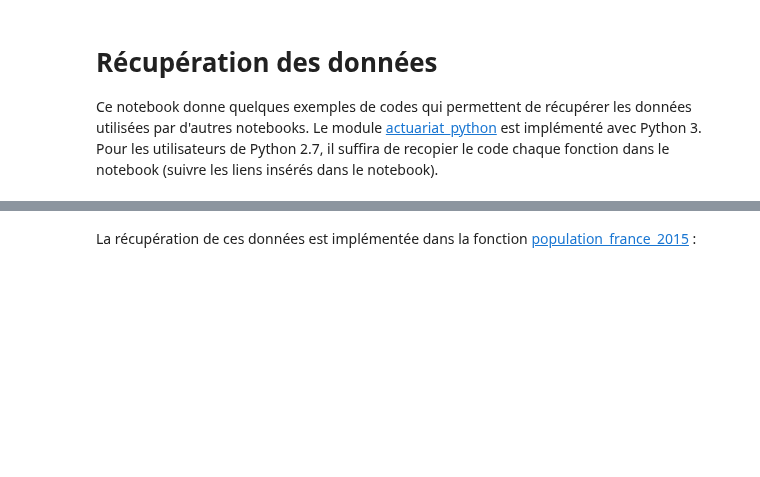
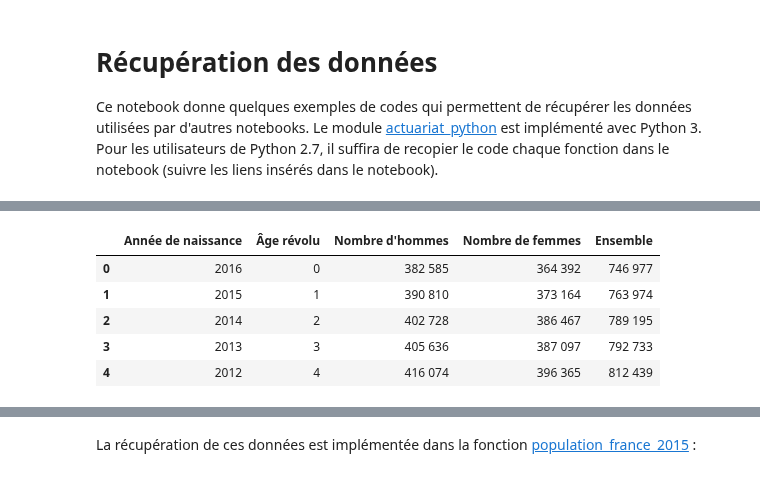
Before and after one commit to sdpython/actuariat_python, a Jupyter notebook: _doc/notebooks/population/population_recuperation_donnees.ipynb, the cells around one changed output, grey strips where cells are left out. Saved outputs shown, nothing was run; the diff lists cells and outputs as text; code cells hidden in the pictures; blank space fills up the shorter version.

```diff
--- a/_doc/notebooks/population/population_recuperation_donnees.ipynb
+++ b/_doc/notebooks/population/population_recuperation_donnees.ipynb
@@ -30 +33,11 @@ df.head(n=3)
+# %%
+df=pandas.read_csv(url, sep="\t", encoding="latin-1", skiprows=3)
+df.head(n=5)
+# %% [output]
+|  | Année de naissance | Âge révolu | Nombre d'hommes | Nombre de femmes | Ensemble |
+| 0 | 2016 | 0 | 382 585 | 364 392 | 746 977 |
+| 1 | 2015 | 1 | 390 810 | 373 164 | 763 974 |
+| 2 | 2014 | 2 | 402 728 | 386 467 | 789 195 |
+| 3 | 2013 | 3 | 405 636 | 387 097 | 792 733 |
+| 4 | 2012 | 4 | 416 074 | 396 365 | 812 439 |
 # %%
```
Also changed, not shown: parts of 7 cells of this notebook, 3 other files.
